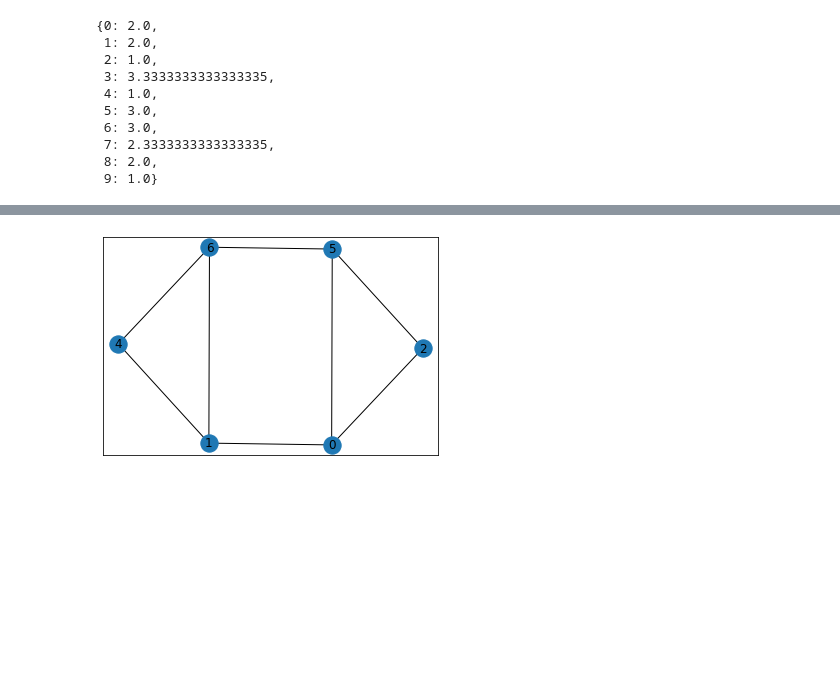
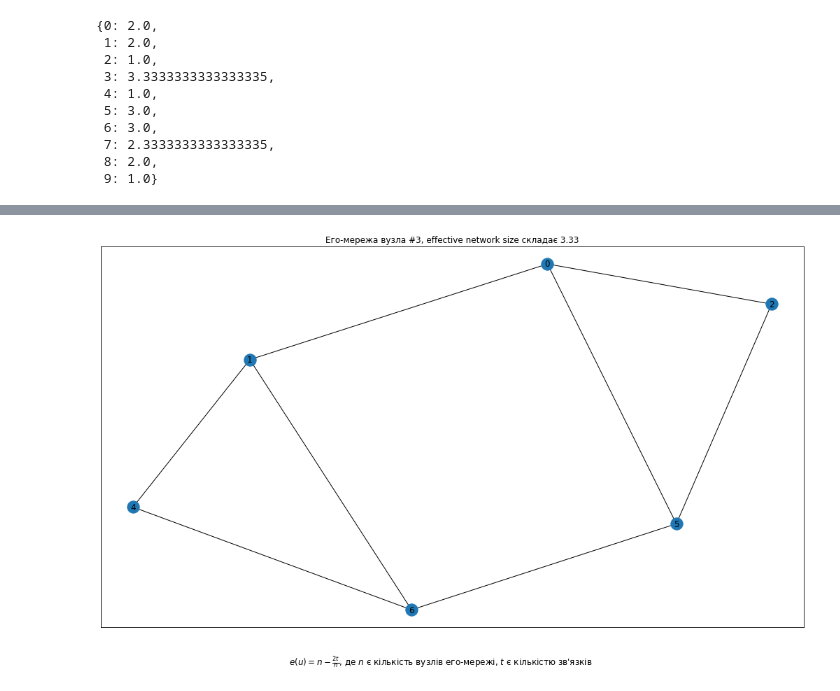
Before and after one commit to data-driven-research/networkx-class, a Jupyter notebook: network_centrality/illustration.ipynb, the cells around one changed output, grey strips where cells are left out. Cells and saved outputs as stored; diff of their text form; code cells hidden in the pictures; blank space fills up the shorter version.

```diff
--- a/network_centrality/illustration.ipynb
+++ b/network_centrality/illustration.ipynb
@@ -1,5 +1,23 @@
 # %%
 import matplotlib.pyplot as plt
 import networkx as nx
+# %%
+def ego_graph_effective_size(G, v):
+    """ Формує его-мережу вузла `v` в мережі `G` та розраховує effective size"""
+    E = nx.ego_graph(G, v, center=False, undirected=True)
+    effective_size = len(E) - (2 * E.size()) / len(E)
+
+    fig, ax = plt.subplots(1, 1, figsize=(18,10))
+    nx.draw_networkx(E, pos)
+    ax.set_title(f"Его-мережа вузла #{v}, effective network size складає {effective_size:.2f}")
+    plt.figtext(
+        0.5,
+        0.05,
+        r"$e(u) = n - \frac{2t}{n}$, де $n$ є кількість вузлів его-мережі, $t$ є кількістю зв'язків",
+        wrap=True,
+        horizontalalignment='center',
+        fontsize=12
+    )
+    plt.show()
 # %%
 G = nx.krackhardt_kite_graph()
@@ -157,6 +166,4 @@ plt.show()
-# %%
-# его-мережа точки 3
-E = nx.ego_graph(G, 3, center=False, undirected=True)
-nx.draw_networkx(E)
-# %% [output]
-[figure, removed]
+# %%
+ego_graph_effective_size(G, 3)
+# %% [output]
+[figure, added]
```
Also changed, not shown: parts of 16 cells of this notebook.
